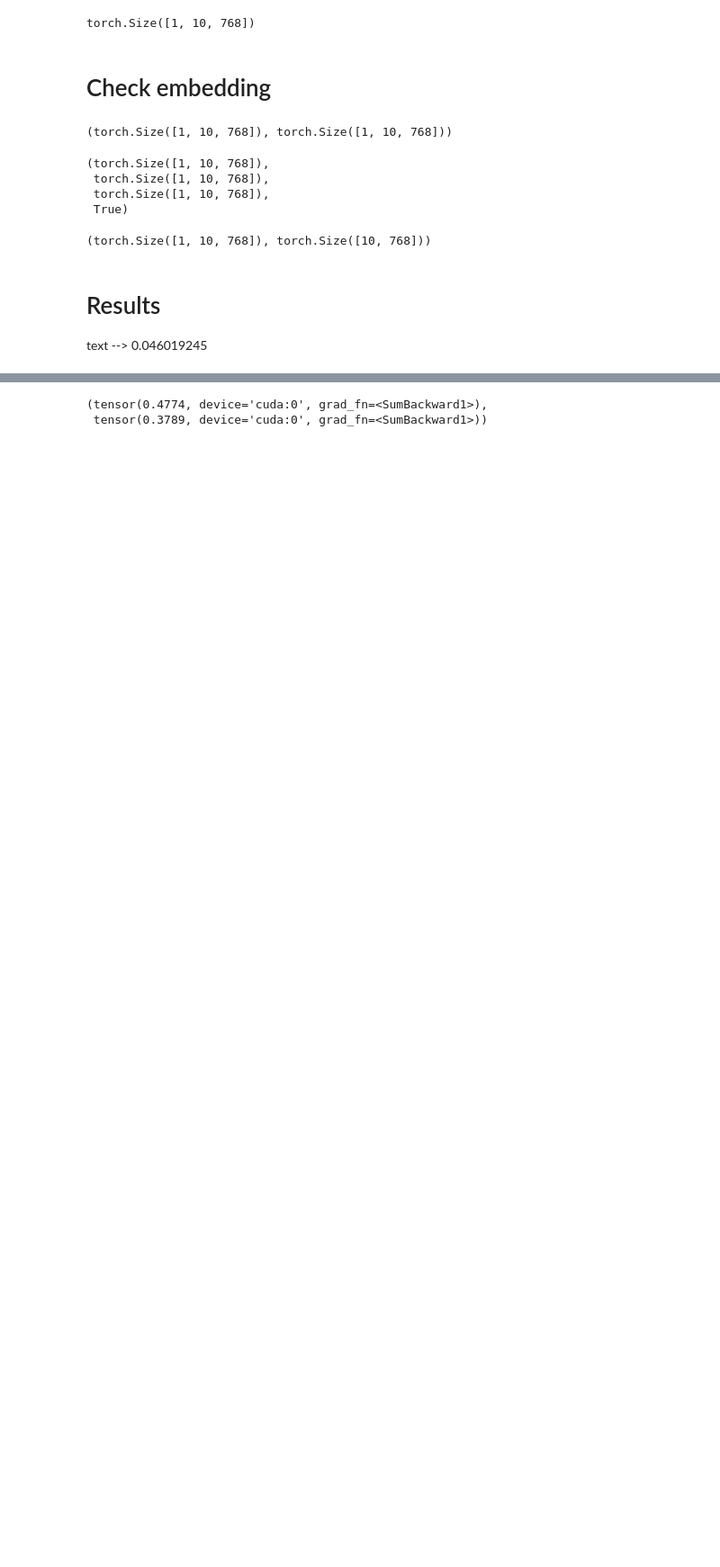
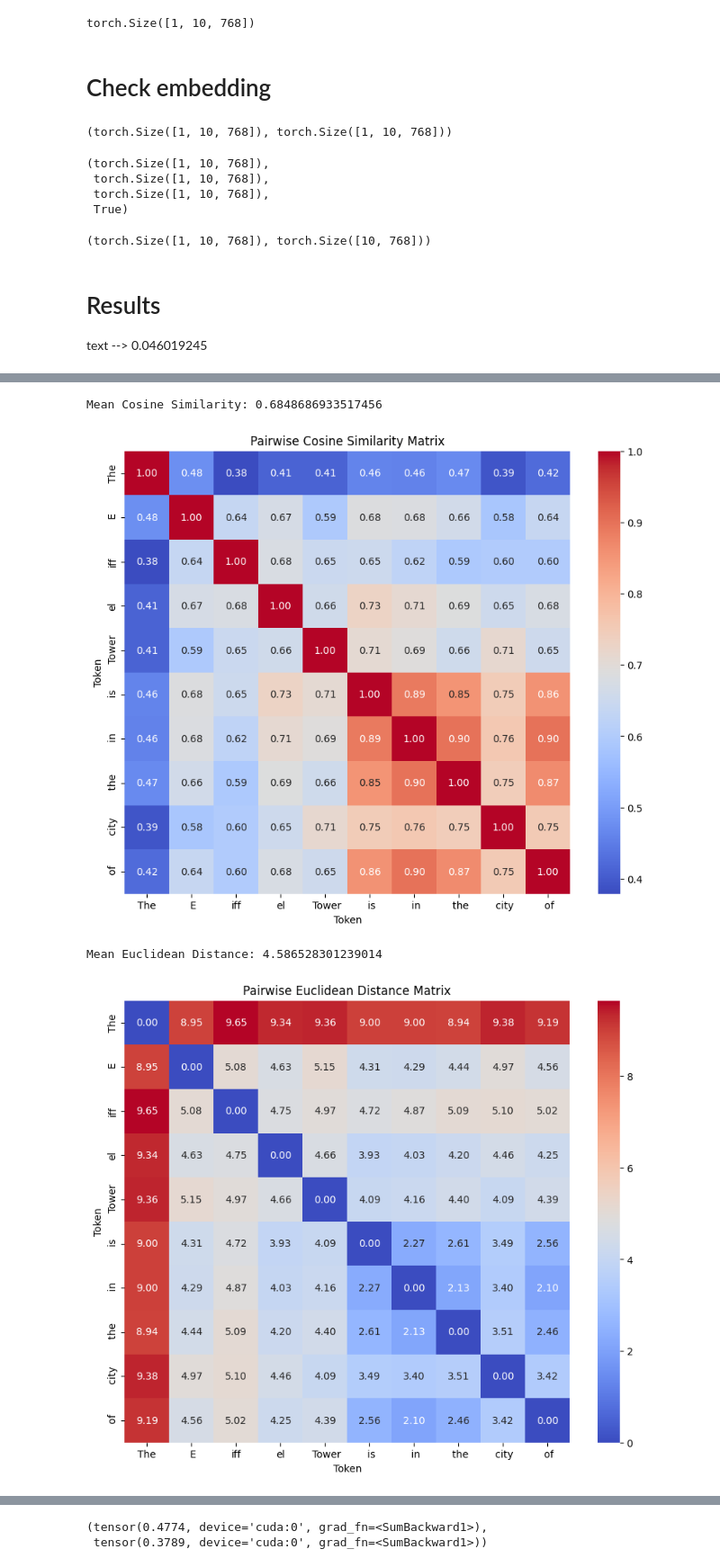
Before and after one commit to gitary/feature_circuit_ari, a Jupyter notebook: experiments/semantic_dispersion.ipynb, the cells around one changed output, grey strips where cells are left out. Shown at 90% size. Drawn from its saved outputs; the diff is of its cells as text; code cells hidden in the pictures; blank space fills up the shorter version.

Commit message:
Add class EmbeddingAnalysis

```diff
--- a/experiments/semantic_dispersion.ipynb
+++ b/experiments/semantic_dispersion.ipynb
@@ -194,0 +248,9 @@ Mean Cosine Similarity: 0.6848686933517456
+# %%
+# Usage
+analysis = EmbeddingAnalysis(llm, text)
+analysis.analyze()
+# %% [output]
+Mean Cosine Similarity: 0.6848686933517456
+[figure, added]
+Mean Euclidean Distance: 4.586528301239014
+[figure, added]
```
Also changed, not shown: parts of 14 cells of this notebook.
